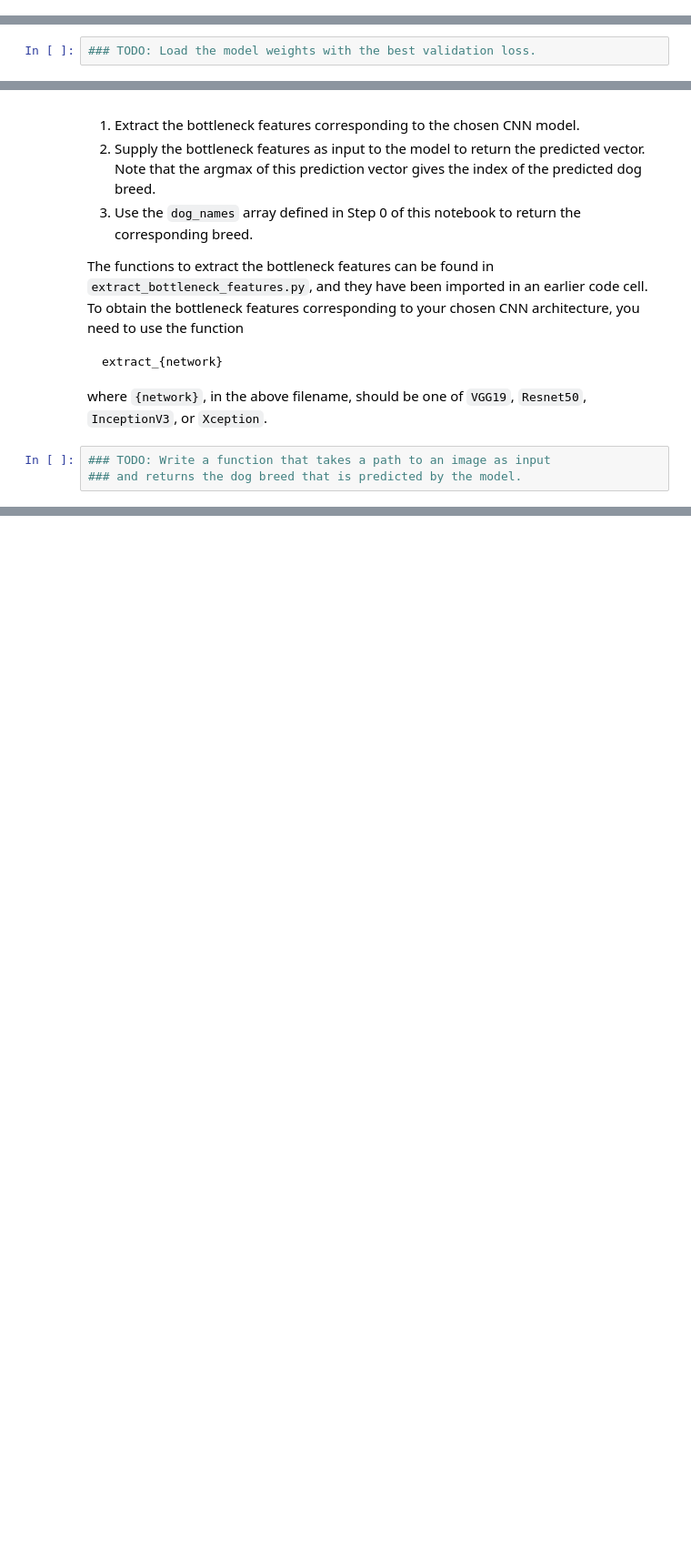
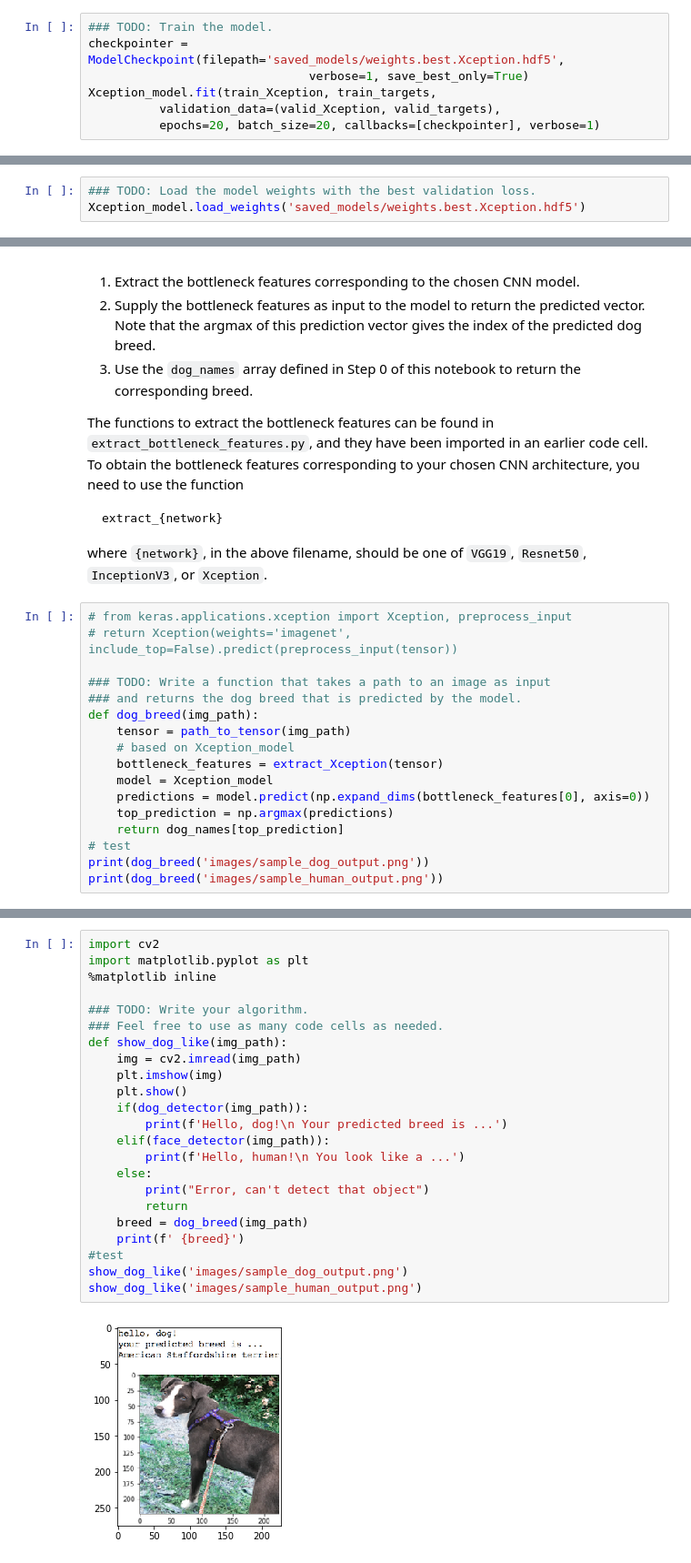
Before and after one commit to smile-on/aind2-dog, a Jupyter notebook: dog_app.ipynb, the cells around one changed output, grey strips where cells are left out. Shown at 91% size. Saved outputs shown, nothing was run; the diff lists cells and outputs as text; blank space fills up the shorter version.

```diff
--- a/dog_app.ipynb
+++ b/dog_app.ipynb
@@ -587,0 +683,7 @@ You are welcome to [augment the training data](https://blog.keras.io/building-po
+# %%
+### TODO: Train the model.
+checkpointer = ModelCheckpoint(filepath='saved_models/weights.best.Xception.hdf5',
+                               verbose=1, save_best_only=True)
+Xception_model.fit(train_Xception, train_targets,
+          validation_data=(valid_Xception, valid_targets),
+          epochs=20, batch_size=20, callbacks=[checkpointer], verbose=1)
@@ -589,6 +710,7 @@ You are welcome to [augment the training data](https://blog.keras.io/building-po
 ### (IMPLEMENTATION) Load the Model with the Best Validation Loss
 # %%
 ### TODO: Load the model weights with the best validation loss.
+Xception_model.load_weights('saved_models/weights.best.Xception.hdf5')
 # %% [markdown]
 ### (IMPLEMENTATION) Test the Model
 
@@ -611,5 +738,19 @@ The functions to extract the bottleneck features can be found in `extract_bottle
 
 where `{network}`, in the above filename, should be one of `VGG19`, `Resnet50`, `InceptionV3`, or `Xception`.
 # %%
+# from keras.applications.xception import Xception, preprocess_input
+# return Xception(weights='imagenet', include_top=False).predict(preprocess_input(tensor))
+
 ### TODO: Write a function that takes a path to an image as input
 ### and returns the dog breed that is predicted by the model.
+def dog_breed(img_path):
+    tensor = path_to_tensor(img_path)
+    # based on Xception_model
+    bottleneck_features = extract_Xception(tensor)
+    model = Xception_model
+    predictions = model.predict(np.expand_dims(bottleneck_features[0], axis=0))
+    top_prediction = np.argmax(predictions)
+    return dog_names[top_prediction]
+# test
+print(dog_breed('images/sample_dog_output.png'))
+print(dog_breed('images/sample_human_output.png'))
@@ -636,0 +778,25 @@ Some sample output for our algorithm is provided below, but feel free to design
+# %%
+import cv2
+import matplotlib.pyplot as plt
+%matplotlib inline
+
+### TODO: Write your algorithm.
+### Feel free to use as many code cells as needed.
+def show_dog_like(img_path):
+    img = cv2.imread(img_path)
+    plt.imshow(img)
+    plt.show()
+    if(dog_detector(img_path)):
+        print(f'Hello, dog!\n Your predicted breed is ...')
+    elif(face_detector(img_path)):
+        print(f'Hello, human!\n You look like a ...')
+    else:
+        print("Error, can't detect that object")
+        return
+    breed = dog_breed(img_path)
+    print(f' {breed}')
+#test
+show_dog_like('images/sample_dog_output.png')
+show_dog_like('images/sample_human_output.png')
+# %% [output]
+[figure, added]
```
Also changed, not shown: parts of 23 cells of this notebook, 4 other files.
